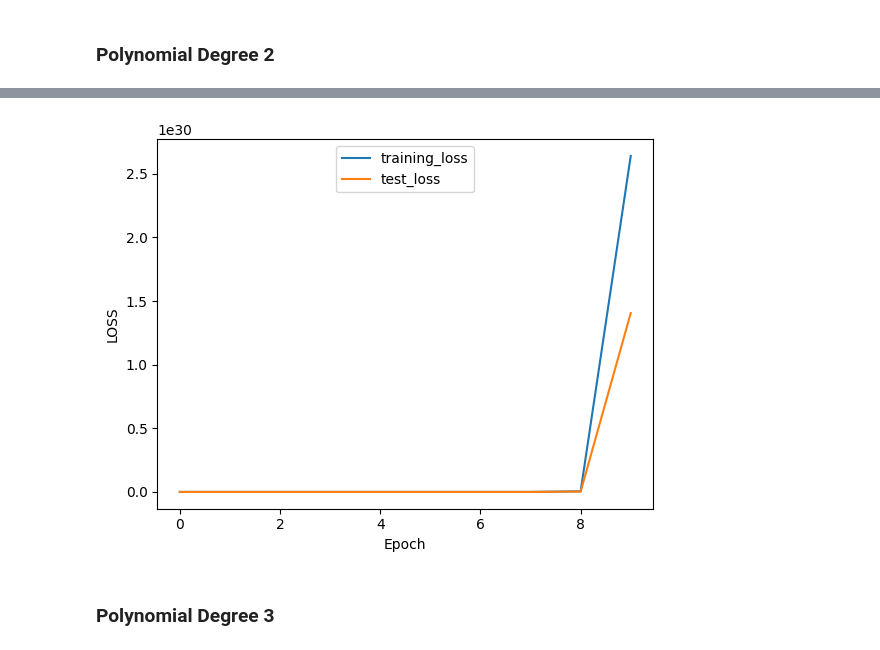
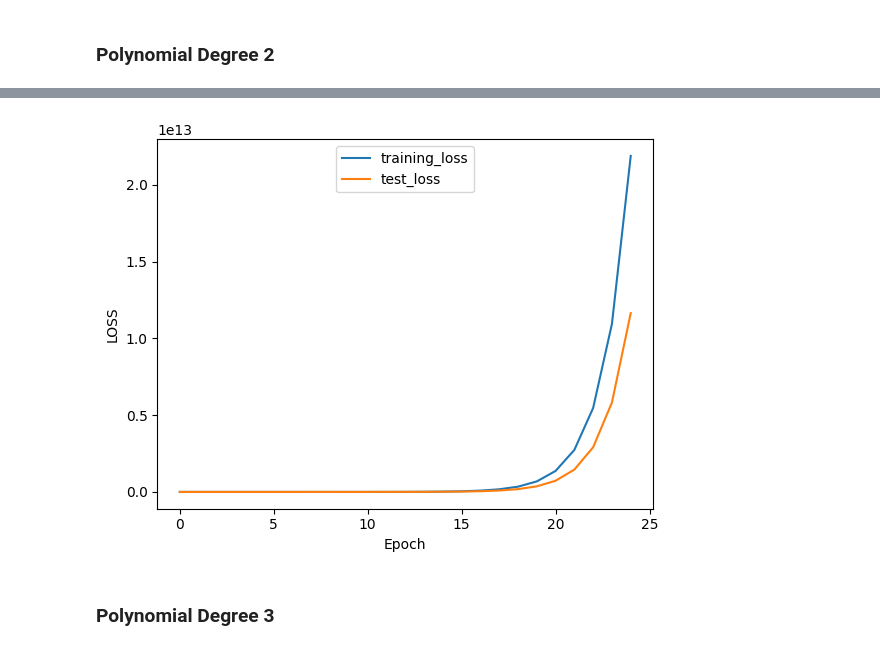
Before and after one commit to narendra974/AIMLOPS_IISC, a Jupyter notebook: Assignment_1.ipynb, the cells around one changed output, grey strips where cells are left out. Drawn from its saved outputs; the diff is of its cells as text; code cells hidden in the pictures.

```diff
--- a/Assignment_1.ipynb
+++ b/Assignment_1.ipynb
@@ -216,7 +216,12 @@ def predict(X, variables):
 def calculate_gradients(Y, Y_predicted, X):
   n = Y.shape[0]
   diff = -(Y.reshape(-1, 1) - Y_predicted)
-  return (1 / n) * np.sum(np.multiply(diff, X), 0)
+  # print('diff : ', diff)
+  npmul = np.multiply(X, diff)
+  # print('np.multiply(X, diff) : ', npmul)
+  gradients = (1 / n) * np.sum(npmul, 0)
+  # print('gradients ', gradients)
+  return gradients
 
 def compute_loss(Y,Y_predicted):
   n = Y.shape[0]
@@ -224,20 +229,27 @@ def compute_loss(Y,Y_predicted):
 
 def train(X1_train, X1_test, degree, epoch, learning_rate = 0.001):
   n = X1_train.shape[0]
-  variables = np.zeros((degree+1,1)) # initialization of the weights.
-
+  # print('X1_train : ', X1_train)
+  # variables = np.zeros((degree+1,1)) # initialization of the weights.
+  variables = np.random.randint(low=-10, high=10, size=(degree+1,1))
+  # print('variables : ', variables)
   X1_train_features = transform_X_train(X1_train, degree)
+  # print('X1_train_features : ', X1_train_features)
   X1_test_features = transform_X_train(X1_test, degree)
   train_errors = []
   test_errors = []
 
   for i in range(epoch):
     Y1_train_predicted = predict(X1_train_features, variables)
+    # print('Y1_train_predicted : ', Y1_train_predicted)
     train_errors.append(compute_loss(Y1_train, Y1_train_predicted))
     Y1_test_predicted = predict(X1_test_features, variables)
     test_errors.append(compute_loss(Y1_test, Y1_test_predicted))
+    # print('Y1_train : ', Y1_train)
     gradients = calculate_gradients(Y1_train, Y1_train_predicted, X1_train_features)
+    # print('gradients ', gradients)
     variables = variables - (learning_rate * gradients.T.reshape(-1, 1))
+    # print('modfied variables : ', variables)
   return variables, train_errors, test_errors
 
 def draw(loss_train, loss_test):
@@ -258,9 +270,15 @@ def draw(loss_train, loss_test):
 ## Use polynomial regression to train the model
 ## Compute the training and testing loss
 
+## for testing
+##X1_train = X1_train[:4]
+##Y1_train = Y1_train[:4]
+##X1_test = X1_test[:4]
+##Y1_test = Y1_test[:4]
+
 degree = 2
-epoch = 10
-learning_rate = 0.01
+epoch = 25
+learning_rate = 0.001
 variables, loss_train, loss_test = train(X1_train, X1_test, degree, epoch, learning_rate)
 
 print("Polynomial Degree 2 Linear Regression")
@@ -284,4 +302,4 @@ variables :  [[-1.29311430e+14]
-[figure, old version]
+[figure, new version]
 # %% [markdown]
 ### Polynomial Degree 3
 # %%
```
Also changed, not shown: parts of 5 cells of this notebook.
